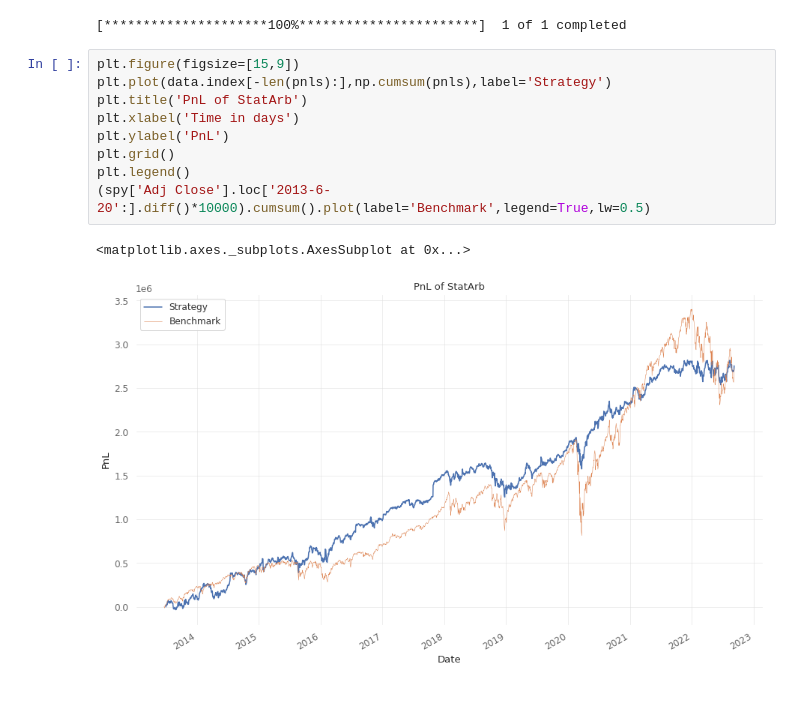
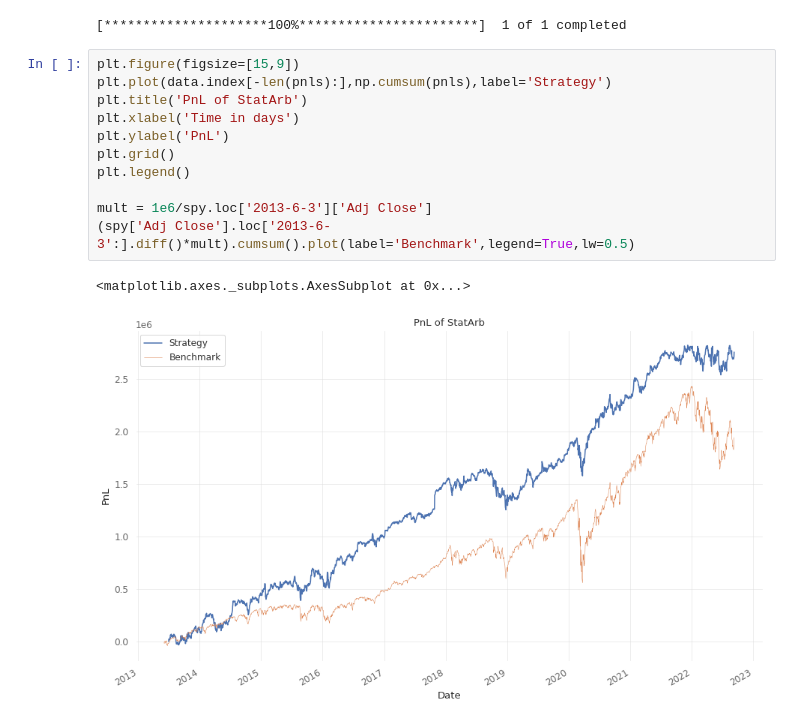
Before and after one commit to rodler/quantinsti_statarb, a Jupyter notebook: PCA_2.ipynb, the cells around one changed output. Drawn from its saved outputs; the diff is of its cells as text.

```diff
--- a/PCA_2.ipynb
+++ b/PCA_2.ipynb
@@ -719,12 +718,14 @@ spy = yf.download('SPY')
 # %%
 plt.figure(figsize=[15,9])
 plt.plot(data.index[-len(pnls):],np.cumsum(pnls),label='Strategy')
 plt.title('PnL of StatArb')
 plt.xlabel('Time in days')
 plt.ylabel('PnL')
 plt.grid()
 plt.legend()
-(spy['Adj Close'].loc['2013-6-20':].diff()*10000).cumsum().plot(label='Benchmark',legend=True,lw=0.5)
+
+mult = 1e6/spy.loc['2013-6-3']['Adj Close']
+(spy['Adj Close'].loc['2013-6-3':].diff()*mult).cumsum().plot(label='Benchmark',legend=True,lw=0.5)
 # %% [output]
 <matplotlib.axes._subplots.AxesSubplot at 0x...>
-[figure, old version]
+[figure, new version]
```
Also changed, not shown: parts of 1 cell of this notebook.
